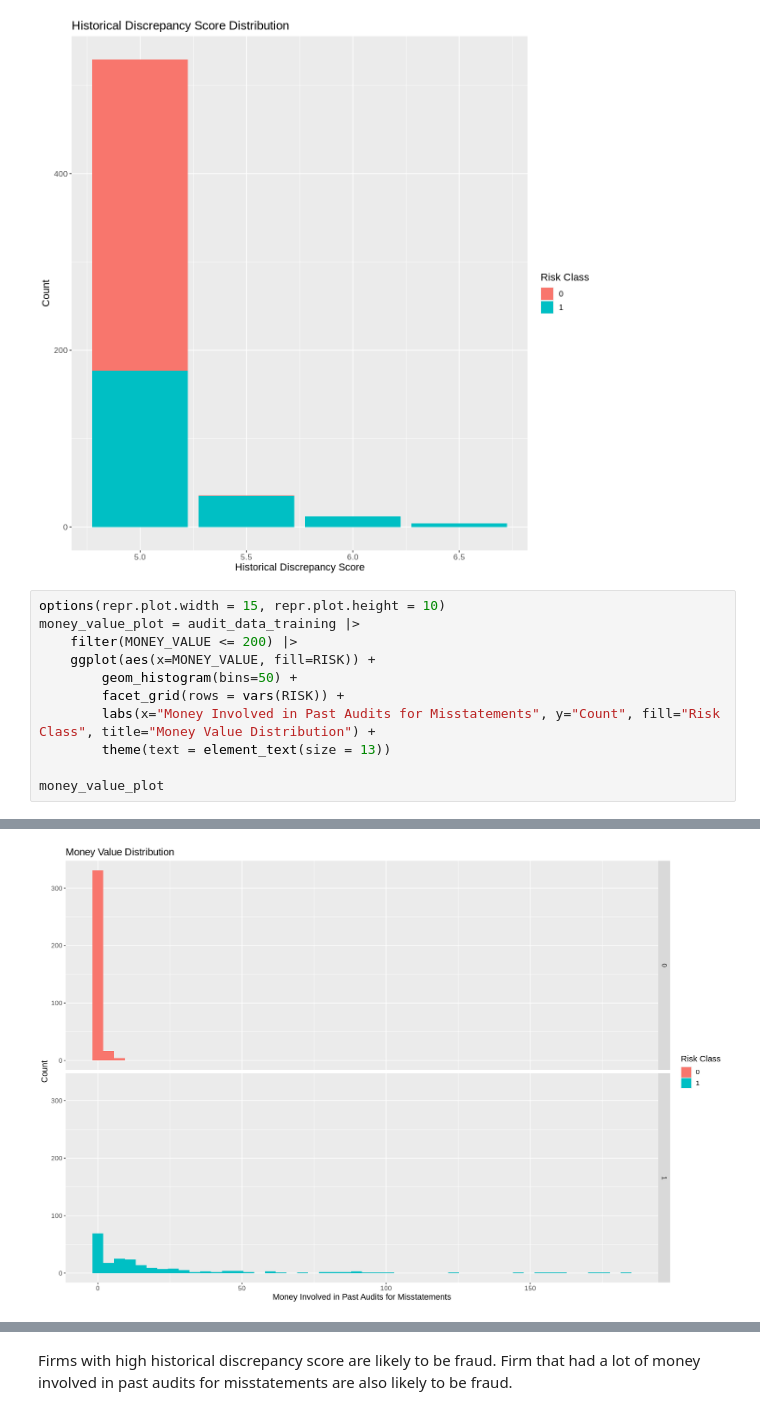
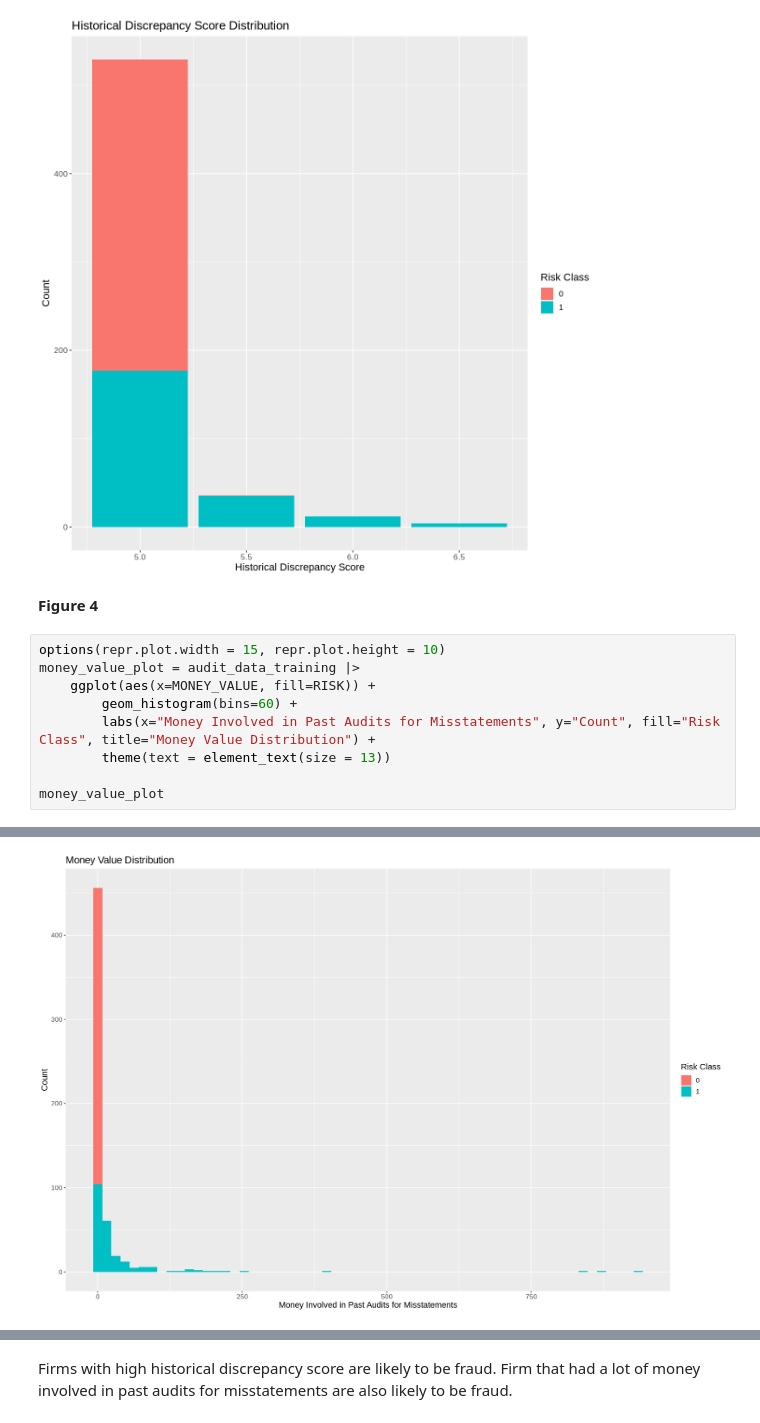
Before and after one commit to jimwei6/Fraud-Detection-Data-Analysis, a Jupyter notebook: project_final.ipynb, the cells around one changed output, grey strips where cells are left out. Drawn from its saved outputs; the diff is of its cells as text.

Commit message:
Fixed visualizations

```diff
--- a/project_final.ipynb
+++ b/project_final.ipynb
@@ -238,13 +251,13 @@ numbers_plot = audit_data_training |>
 numbers_plot
 # %% [output]
 [figure]
+# %% [markdown]
+<b>Figure 4</b>
 # %%
 options(repr.plot.width = 15, repr.plot.height = 10)
 money_value_plot = audit_data_training |>
-    filter(MONEY_VALUE <= 200) |>
     ggplot(aes(x=MONEY_VALUE, fill=RISK)) +
-        geom_histogram(bins=50) +
-        facet_grid(rows = vars(RISK)) +
+        geom_histogram(bins=60) +
         labs(x="Money Involved in Past Audits for Misstatements", y="Count", fill="Risk Class", title="Money Value Distribution") +
         theme(text = element_text(size = 13))
 
@@ -253 +268 @@ money_value_plot
-[figure, old version]
+[figure, new version]
```
Also changed, not shown: parts of 40 cells of this notebook.
